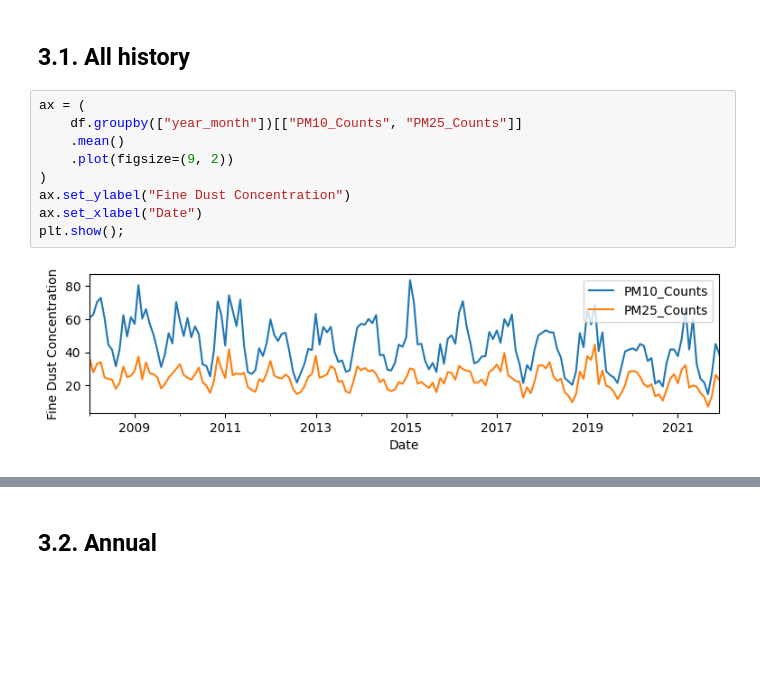
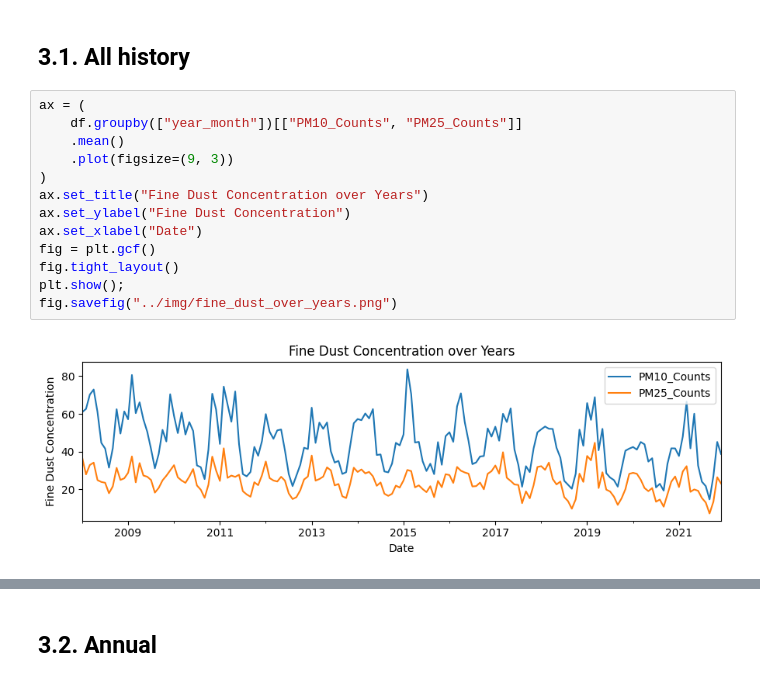
Before and after one commit to johnwslee/fine_dust_analysis, a Jupyter notebook: notebooks/1_exploratory_data_analysis.ipynb, the cells around one changed output, grey strips where cells are left out. Saved outputs shown, nothing was run; the diff lists cells and outputs as text; blank space fills up the shorter version.

```diff
--- a/notebooks/1_exploratory_data_analysis.ipynb
+++ b/notebooks/1_exploratory_data_analysis.ipynb
@@ -101,11 +101,15 @@ memory usage: 15.9 MB
 # %%
 ax = (
     df.groupby(["year_month"])[["PM10_Counts", "PM25_Counts"]]
     .mean()
-    .plot(figsize=(9, 2))
+    .plot(figsize=(9, 3))
 )
+ax.set_title("Fine Dust Concentration over Years")
 ax.set_ylabel("Fine Dust Concentration")
 ax.set_xlabel("Date")
+fig = plt.gcf()
+fig.tight_layout()
 plt.show();
+fig.savefig("../img/fine_dust_over_years.png")
 # %% [output]
-[figure, old version]
+[figure, new version]
```
Also changed, not shown: parts of 16 cells of this notebook.
